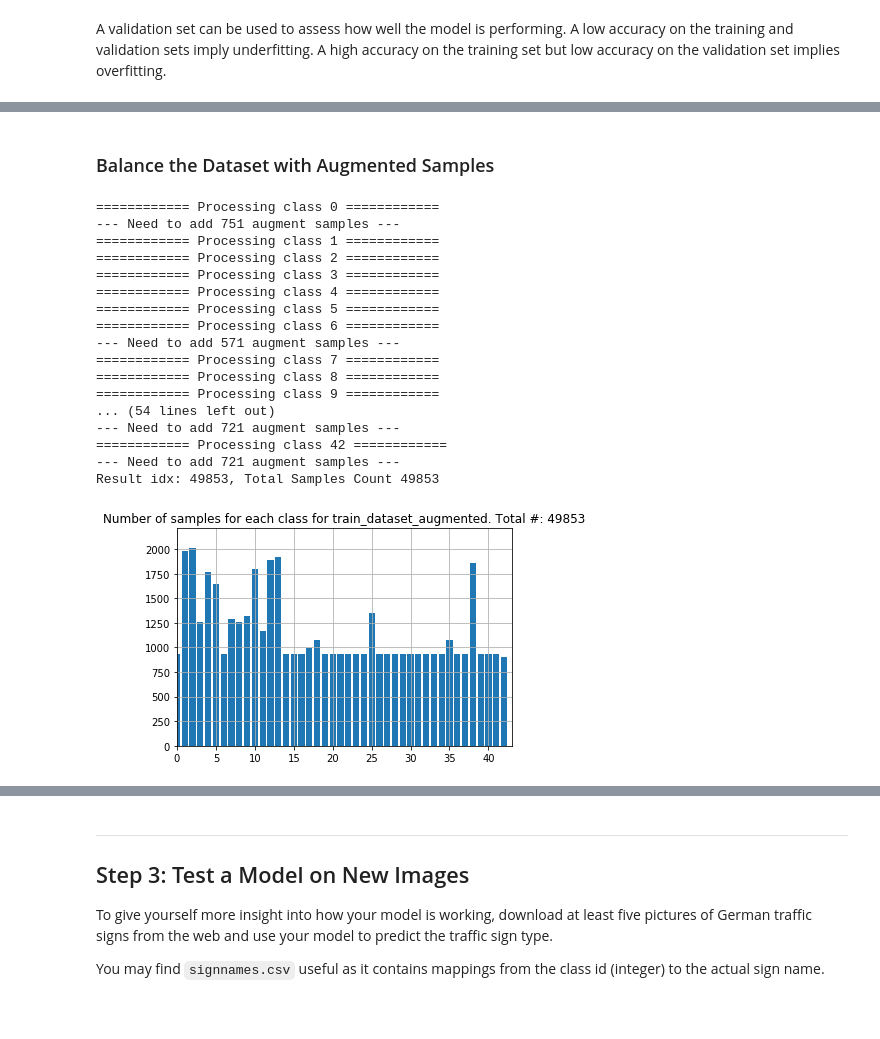
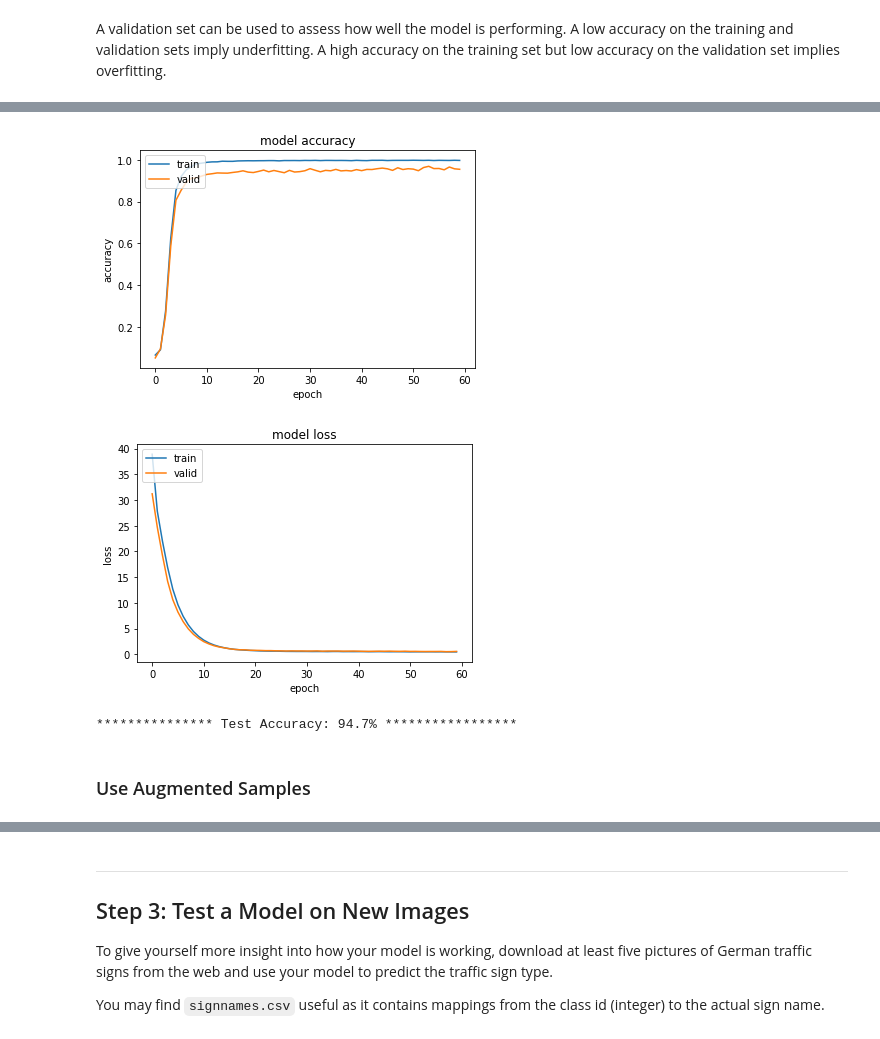
Before and after one commit to amemetov/sdc-term1-prj2-traffic-sign-classifier, a Jupyter notebook: Traffic_Sign_Classifier.ipynb, the cells around one changed output, grey strips where cells are left out. Drawn from its saved outputs; the diff is of its cells as text; code cells hidden in the pictures.

```diff
--- a/Traffic_Sign_Classifier.ipynb
+++ b/Traffic_Sign_Classifier.ipynb
@@ -218,9 +237,10 @@ X_test_preprocessed = preprocess_chain(X_test)
 
 Use LeNet defined in an external python source LeNet.py
 # %%
-from LeNet import LeNetConfig, LeNetParameters, LeNet, LeNetSolver
+from LeNet import LeNetConfig, LeNet
 
 num_classes = n_classes
+input_dim = X_train_preprocessed.shape[1:]
 # %% [markdown]
 ### Train, Validate and Test the Model
 # %% [markdown]
@@ -308,0 +282,9 @@ Best Valid Accuracy: 93.7% -----------------
+# %%
+params = {'num_epochs': 10,
+          'dropout_prob': 0.5,
+          'l2': 1e-3
+         }
+
+lenet_config = LeNetConfig(input_dim, num_classes, params)
+lenet = LeNet(lenet_config)
+(history, valid_loss, valid_accuracy) = lenet.fit(X_train_preprocessed, y_train, X_valid_preprocessed, y_valid)
@@ -387,0 +405,12 @@ plot_loss_curve(best_history)
+# %%
+final_params = {'conv1_num_filters': 32, 'conv2_num_filters': 128,
+          'fc1_depth': 2048, 'fc2_depth': 256,
+          'lr_start': 1e-3,
+          'l2': 1e-3,
+          'dropout_prob': 0.25,
+          'use_bn': False,
+          'num_epochs': 60}
+
+final_lenet_config = LeNetConfig(input_dim, num_classes, final_params)
+final_lenet = LeNet(final_lenet_config)
+(final_history, final_valid_loss, final_valid_accuracy) = final_lenet.fit(X_train_preprocessed, y_train, X_valid_preprocessed, y_valid)
@@ -388,5 +435,16 @@ plot_loss_curve(best_history)
+# %%
+plt.figure(1)
+plot_accuracy_curve(final_history)
+
+plt.figure(2)
+plot_loss_curve(final_history)
+# %% [output]
+[figure, added]
+[figure, added]
 # %%
-# test_accuracy = LeNet(best_valid_params).predict(X_test_preprocessed, y_test)
-# print("*************** Test Accuracy: {:.1f}% *****************".format(test_accuracy*100))
+test_accuracy = final_lenet.eval_accuracy(X_test_preprocessed, y_test)
+print("*************** Test Accuracy: {:.1f}% *****************".format(test_accuracy*100))
+# %% [output]
+*************** Test Accuracy: 94.7% *****************
 # %% [markdown]
-### Balance the Dataset with Augmented Samples
+### Use Augmented Samples
@@ -479,27 +450,0 @@ def augment_data(X, y, n_classes, target_total_samples_count):
-# %%
-target_total_samples_count = 40000
-
-X_train_augmented, y_train_augmented = augment_data(X_train, y_train, n_classes, target_total_samples_count)
-
-check_balance(y_train_augmented, 'train_dataset_augmented', n_classes)
-
-X_train_augmented_preprocessed = preprocess_chain(X_train_augmented)
-# %% [output]
-============ Processing class 0 ============
---- Need to add 751 augment samples ---
-============ Processing class 1 ============
-============ Processing class 2 ============
-============ Processing class 3 ============
-============ Processing class 4 ============
-============ Processing class 5 ============
-============ Processing class 6 ============
---- Need to add 571 augment samples ---
-============ Processing class 7 ============
-============ Processing class 8 ============
-============ Processing class 9 ============
-... (54 lines left out)
---- Need to add 721 augment samples ---
-============ Processing class 42 ============
---- Need to add 721 augment samples ---
-Result idx: 49853, Total Samples Count 49853
-[figure, removed]
```
Also changed, not shown: parts of 36 cells of this notebook, 1 other file.
